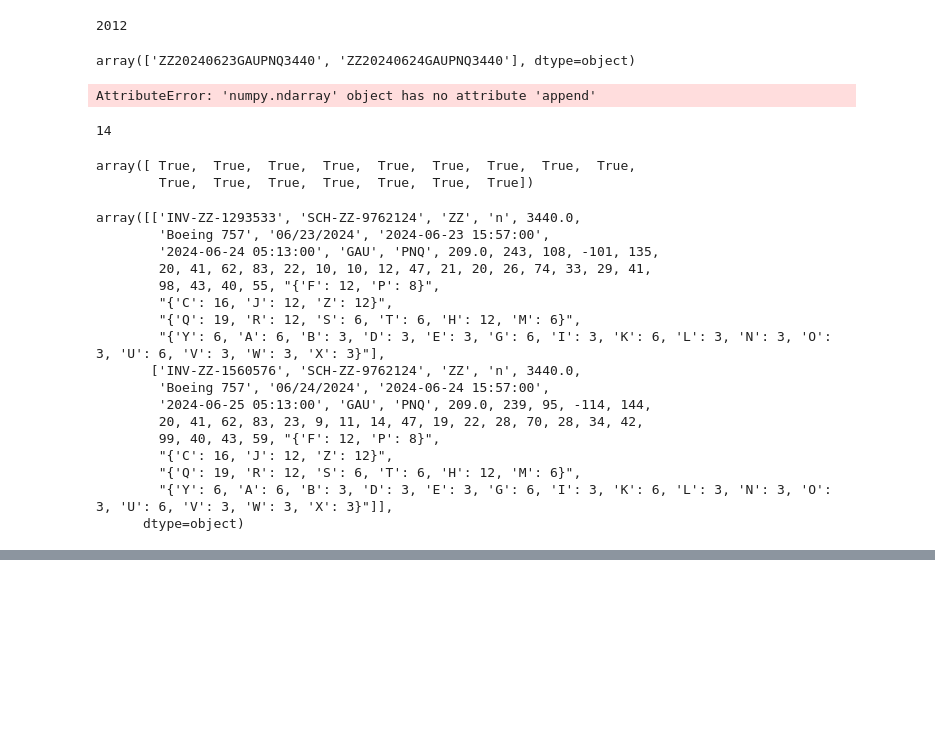
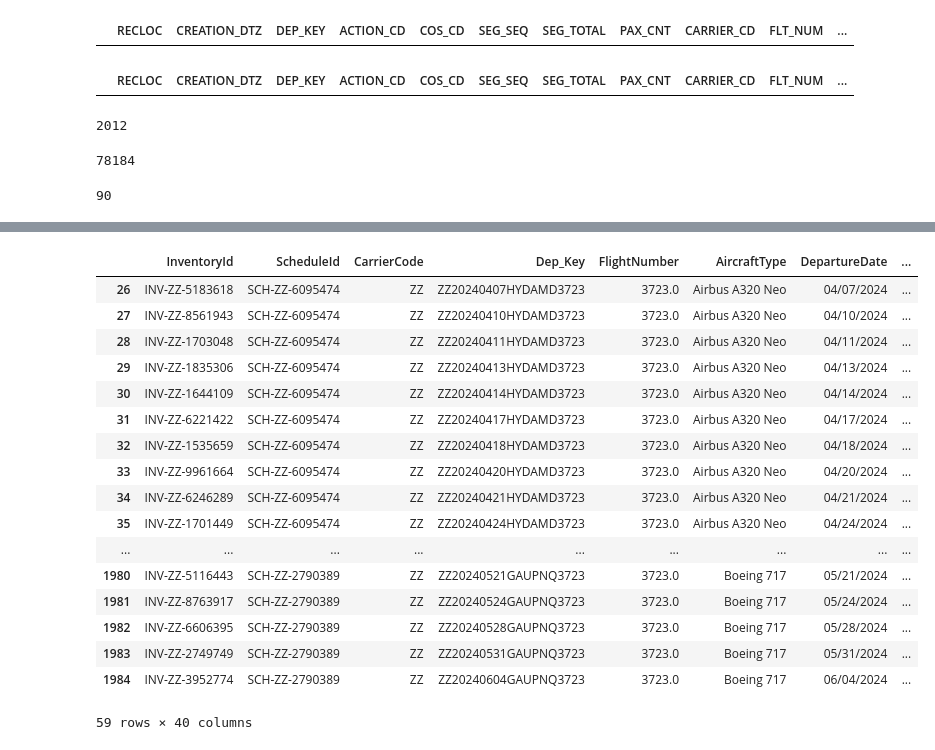
Before and after one commit to k3x9/Tinkering_Lab_Project, a Jupyter notebook: Backend/Untitled.ipynb, the cells around one changed output, grey strips where cells are left out. Drawn from its saved outputs; the diff is of its cells as text; code cells hidden in the pictures; blank space fills up the shorter version.

```diff
--- a/Backend/Untitled.ipynb
+++ b/Backend/Untitled.ipynb
@@ -50,47 +35,24 @@ inv.head()
 5 rows × 40 columns
 # %%
-i_pnr = pnrb[~pnrb['DEP_KEY'].isin(inv['Dep_Key'])]
+pnrb[~pnrb['DEP_KEY'].isin(inv['Dep_Key'])]
+# %% [output]
+|  | RECLOC | CREATION_DTZ | DEP_KEY | ACTION_CD | COS_CD | SEG_SEQ | SEG_TOTAL | PAX_CNT | CARRIER_CD | FLT_NUM | ... |
+# %%
+i_pnr
+# %% [output]
+|  | RECLOC | CREATION_DTZ | DEP_KEY | ACTION_CD | COS_CD | SEG_SEQ | SEG_TOTAL | PAX_CNT | CARRIER_CD | FLT_NUM | ... |
 # %%
 len(inv)
 # %% [output]
 2012
-# %%
-np.unique(i_pnr[])
-# %% [output]
-array(['ZZ20240623GAUPNQ3440', 'ZZ20240624GAUPNQ3440'], dtype=object)
-# %%
-len(np.unique(inv['DepartureAirport']).append(np.unique(inv['ArrivalAirport'])))
-# %% [output]
-AttributeError: 'numpy.ndarray' object has no attribute 'append'
-# %%
-len(np.unique(inv['ArrivalAirport']))
-# %% [output]
-14
-# %%
-np.unique(np.concatenate((np.unique(inv['DepartureAirport']),np.unique(inv['ArrivalAirport'])),axis=0)) == np.unique(np.concatenate((np.unique(pnrb['ORIG_CD']),np.unique(pnrb['DEST_CD'])),axis=0))
-# %% [output]
-array([ True,  True,  True,  True,  True,  True,  True,  True,  True,
-        True,  True,  True,  True,  True,  True,  True])
-# %%
-inv[~inv['Dep_Key'].isin(pnrb['DEP_KEY'])].to_numpy()
-# %% [output]
-array([['INV-ZZ-1293533', 'SCH-ZZ-9762124', 'ZZ', 'n', 3440.0,
-        'Boeing 757', '06/23/2024', '2024-06-23 15:57:00',
-        '2024-06-24 05:13:00', 'GAU', 'PNQ', 209.0, 243, 108, -101, 135,
-        20, 41, 62, 83, 22, 10, 10, 12, 47, 21, 20, 26, 74, 33, 29, 41,
-        98, 43, 40, 55, "{'F': 12, 'P': 8}",
-        "{'C': 16, 'J': 12, 'Z': 12}",
-        "{'Q': 19, 'R': 12, 'S': 6, 'T': 6, 'H': 12, 'M': 6}",
-        "{'Y': 6, 'A': 6, 'B': 3, 'D': 3, 'E': 3, 'G': 6, 'I': 3, 'K': 6, 'L': 3, 'N': 3, 'O': 3, 'U': 6, 'V': 3, 'W': 3, 'X': 3}"],
-       ['INV-ZZ-1560576', 'SCH-ZZ-9762124', 'ZZ', 'n', 3440.0,
-        'Boeing 757', '06/24/2024', '2024-06-24 15:57:00',
-        '2024-06-25 05:13:00', 'GAU', 'PNQ', 209.0, 239, 95, -114, 144,
-        20, 41, 62, 83, 23, 9, 11, 14, 47, 19, 22, 28, 70, 28, 34, 42,
-        99, 40, 43, 59, "{'F': 12, 'P': 8}",
-        "{'C': 16, 'J': 12, 'Z': 12}",
-        "{'Q': 19, 'R': 12, 'S': 6, 'T': 6, 'H': 12, 'M': 6}",
-        "{'Y': 6, 'A': 6, 'B': 3, 'D': 3, 'E': 3, 'G': 6, 'I': 3, 'K': 6, 'L': 3, 'N': 3, 'O': 3, 'U': 6, 'V': 3, 'W': 3, 'X': 3}"]],
-      dtype=object)
+# %%
+len(pnrb)
+# %% [output]
+78184
+# %%
+len(sch)
+# %% [output]
+90
 # %%
 pnrb.head()
 # %% [output]
@@ -107,3 +69,24 @@ pnrb[pnrb['RECLOC']=='JDDM40']
 | 2 | JDDM40 | 3/2/2024 16:35 | ZZ20240403BLRCCU2504 | GN | FirstClass | 1 | 3 | 2 | ZZ | 2504 | ... |
 | 86 | JDDM40 | 3/2/2024 16:35 | ZZ20240406CCUHYD3723 | GN | FirstClass | 2 | 3 | 2 | ZZ | 3723 | ... |
 | 87 | JDDM40 | 3/2/2024 16:35 | ZZ20240507HYDBLR2887 | HL | FirstClass | 3 | 3 | 2 | ZZ | 2887 | ... |
+# %%
+inv[inv['FlightNumber']==3723]
+# %% [output]
+|  | InventoryId | ScheduleId | CarrierCode | Dep_Key | FlightNumber | AircraftType | DepartureDate | ... |
+| 26 | INV-ZZ-5183618 | SCH-ZZ-6095474 | ZZ | ZZ20240407HYDAMD3723 | 3723.0 | Airbus A320 Neo | 04/07/2024 | ... |
+| 27 | INV-ZZ-8561943 | SCH-ZZ-6095474 | ZZ | ZZ20240410HYDAMD3723 | 3723.0 | Airbus A320 Neo | 04/10/2024 | ... |
+| 28 | INV-ZZ-1703048 | SCH-ZZ-6095474 | ZZ | ZZ20240411HYDAMD3723 | 3723.0 | Airbus A320 Neo | 04/11/2024 | ... |
+| 29 | INV-ZZ-1835306 | SCH-ZZ-6095474 | ZZ | ZZ20240413HYDAMD3723 | 3723.0 | Airbus A320 Neo | 04/13/2024 | ... |
+| 30 | INV-ZZ-1644109 | SCH-ZZ-6095474 | ZZ | ZZ20240414HYDAMD3723 | 3723.0 | Airbus A320 Neo | 04/14/2024 | ... |
+| 31 | INV-ZZ-6221422 | SCH-ZZ-6095474 | ZZ | ZZ20240417HYDAMD3723 | 3723.0 | Airbus A320 Neo | 04/17/2024 | ... |
+| 32 | INV-ZZ-1535659 | SCH-ZZ-6095474 | ZZ | ZZ20240418HYDAMD3723 | 3723.0 | Airbus A320 Neo | 04/18/2024 | ... |
+| 33 | INV-ZZ-9961664 | SCH-ZZ-6095474 | ZZ | ZZ20240420HYDAMD3723 | 3723.0 | Airbus A320 Neo | 04/20/2024 | ... |
+| 34 | INV-ZZ-6246289 | SCH-ZZ-6095474 | ZZ | ZZ20240421HYDAMD3723 | 3723.0 | Airbus A320 Neo | 04/21/2024 | ... |
+| 35 | INV-ZZ-1701449 | SCH-ZZ-6095474 | ZZ | ZZ20240424HYDAMD3723 | 3723.0 | Airbus A320 Neo | 04/24/2024 | ... |
+| ... | ... | ... | ... | ... | ... | ... | ... | ... |
+| 1980 | INV-ZZ-5116443 | SCH-ZZ-2790389 | ZZ | ZZ20240521GAUPNQ3723 | 3723.0 | Boeing 717 | 05/21/2024 | ... |
+| 1981 | INV-ZZ-8763917 | SCH-ZZ-2790389 | ZZ | ZZ20240524GAUPNQ3723 | 3723.0 | Boeing 717 | 05/24/2024 | ... |
+| 1982 | INV-ZZ-6606395 | SCH-ZZ-2790389 | ZZ | ZZ20240528GAUPNQ3723 | 3723.0 | Boeing 717 | 05/28/2024 | ... |
+| 1983 | INV-ZZ-2749749 | SCH-ZZ-2790389 | ZZ | ZZ20240531GAUPNQ3723 | 3723.0 | Boeing 717 | 05/31/2024 | ... |
+| 1984 | INV-ZZ-3952774 | SCH-ZZ-2790389 | ZZ | ZZ20240604GAUPNQ3723 | 3723.0 | Boeing 717 | 06/04/2024 | ... |
+59 rows × 40 columns
```
Also changed, not shown: parts of 17 cells of this notebook, 5 other files.
